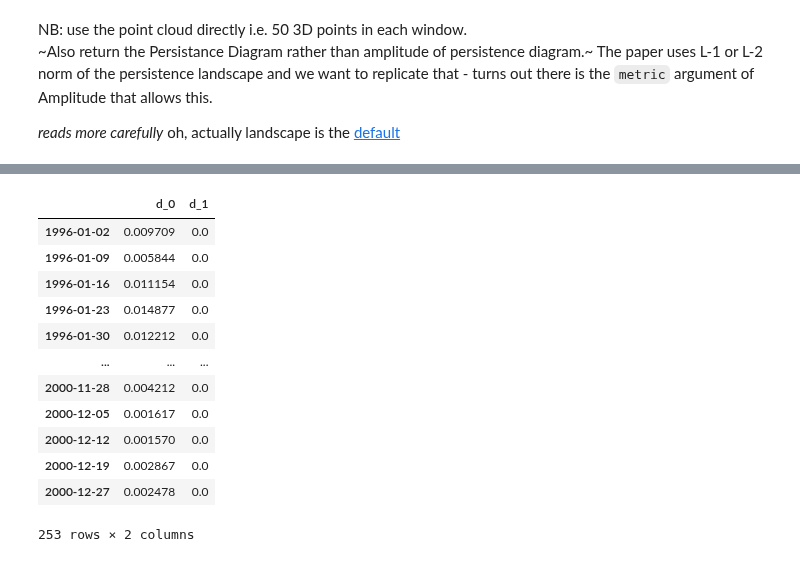
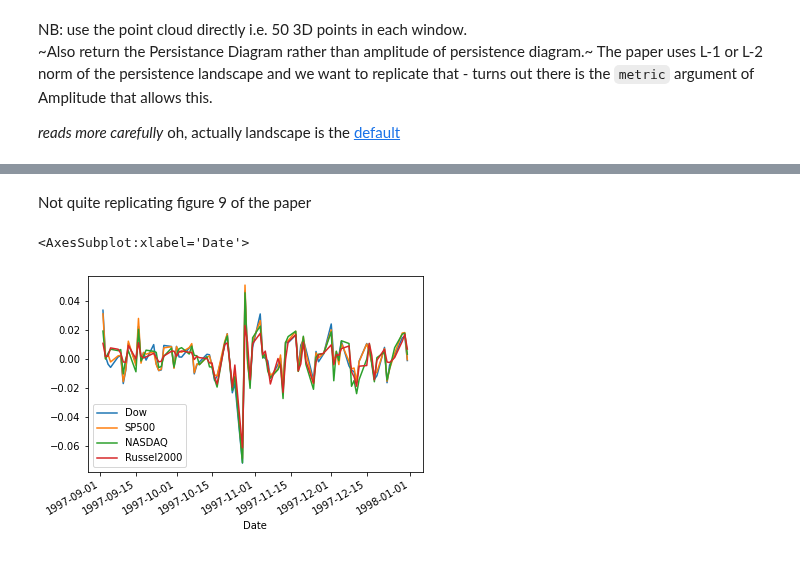
Before and after one commit to mattmcd/PyBayes, a Jupyter notebook: scripts/journal_20220826.ipynb, the cells around one changed output, grey strips where cells are left out. Saved outputs shown, nothing was run; the diff lists cells and outputs as text; code cells hidden in the pictures.

```diff
--- a/scripts/journal_20220826.ipynb
+++ b/scripts/journal_20220826.ipynb
@@ -378,16 +380,7 @@ _ = df_t_i['1996':'2000'].plot(alpha=0.5)
-# %%
-df_t_i['1996':'2000']
-# %% [output]
-|  | d_0 | d_1 |
-| 1996-01-02 | 0.009709 | 0.0 |
-| 1996-01-09 | 0.005844 | 0.0 |
-| 1996-01-16 | 0.011154 | 0.0 |
-| 1996-01-23 | 0.014877 | 0.0 |
-| 1996-01-30 | 0.012212 | 0.0 |
-| ... | ... | ... |
-| 2000-11-28 | 0.004212 | 0.0 |
-| 2000-12-05 | 0.001617 | 0.0 |
-| 2000-12-12 | 0.001570 | 0.0 |
-| 2000-12-19 | 0.002867 | 0.0 |
-| 2000-12-27 | 0.002478 | 0.0 |
-253 rows × 2 columns
+# %% [markdown]
+Not quite replicating figure 9 of the paper
+# %%
+df_i_r['1997-09-01':'1998-01-01'].plot()
+# %% [output]
+<AxesSubplot:xlabel='Date'>
+[figure, added]
```
Also changed, not shown: parts of 8 cells of this notebook.
